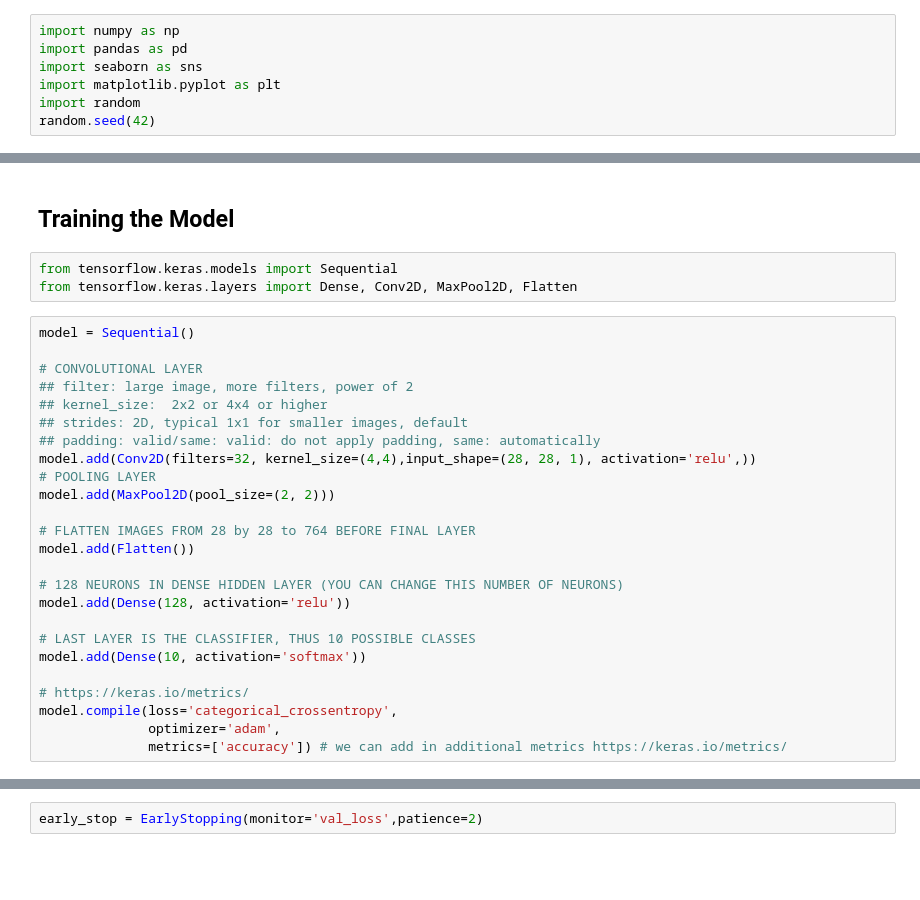
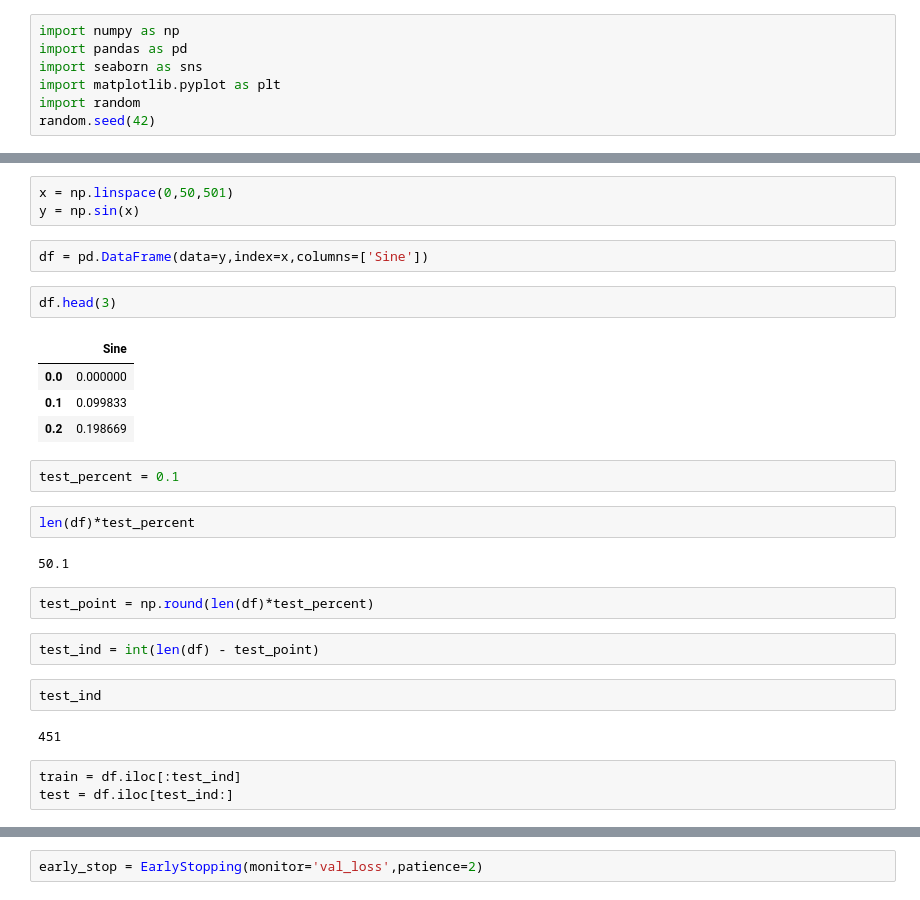
Before and after one commit to gc2321/3235-Machine-Learning, a Jupyter notebook: XTRA_NEURO_NET_EXERCISES/3_rnn_sine_wave.ipynb, the cells around one changed output, grey strips where cells are left out. Drawn from its saved outputs; the diff is of its cells as text; blank space fills up the shorter version.

```diff
--- a/XTRA_NEURO_NET_EXERCISES/3_rnn_sine_wave.ipynb
+++ b/XTRA_NEURO_NET_EXERCISES/3_rnn_sine_wave.ipynb
@@ -72,30 +10,29 @@ x_test = x_test.reshape(10000,28,28,1)
-# %% [markdown]
-## Training the Model
-# %%
-from tensorflow.keras.models import Sequential
-from tensorflow.keras.layers import Dense, Conv2D, MaxPool2D, Flatten
-# %%
-model = Sequential()
-
-# CONVOLUTIONAL LAYER
-## filter: large image, more filters, power of 2
-## kernel_size:  2x2 or 4x4 or higher
-## strides: 2D, typical 1x1 for smaller images, default
-## padding: valid/same: valid: do not apply padding, same: automatically
-model.add(Conv2D(filters=32, kernel_size=(4,4),input_shape=(28, 28, 1), activation='relu',))
-# POOLING LAYER
-model.add(MaxPool2D(pool_size=(2, 2)))
-
-# FLATTEN IMAGES FROM 28 by 28 to 764 BEFORE FINAL LAYER
-model.add(Flatten())
-
-# 128 NEURONS IN DENSE HIDDEN LAYER (YOU CAN CHANGE THIS NUMBER OF NEURONS)
-model.add(Dense(128, activation='relu'))
-
-# LAST LAYER IS THE CLASSIFIER, THUS 10 POSSIBLE CLASSES
-model.add(Dense(10, activation='softmax'))
-
-# https://keras.io/metrics/
-model.compile(loss='categorical_crossentropy',
-              optimizer='adam',
-              metrics=['accuracy']) # we can add in additional metrics https://keras.io/metrics/
+# %%
+x = np.linspace(0,50,501)
+y = np.sin(x)
+# %%
+df = pd.DataFrame(data=y,index=x,columns=['Sine'])
+# %%
+df.head(3)
+# %% [output]
+|  | Sine |
+| 0.0 | 0.000000 |
+| 0.1 | 0.099833 |
+| 0.2 | 0.198669 |
+# %%
+test_percent = 0.1
+# %%
+len(df)*test_percent
+# %% [output]
+50.1
+# %%
+test_point = np.round(len(df)*test_percent)
+# %%
+test_ind = int(len(df) - test_point)
+# %%
+test_ind
+# %% [output]
+451
+# %%
+train = df.iloc[:test_ind]
+test = df.iloc[test_ind:]
```
Also changed, not shown: parts of 73 cells of this notebook.
